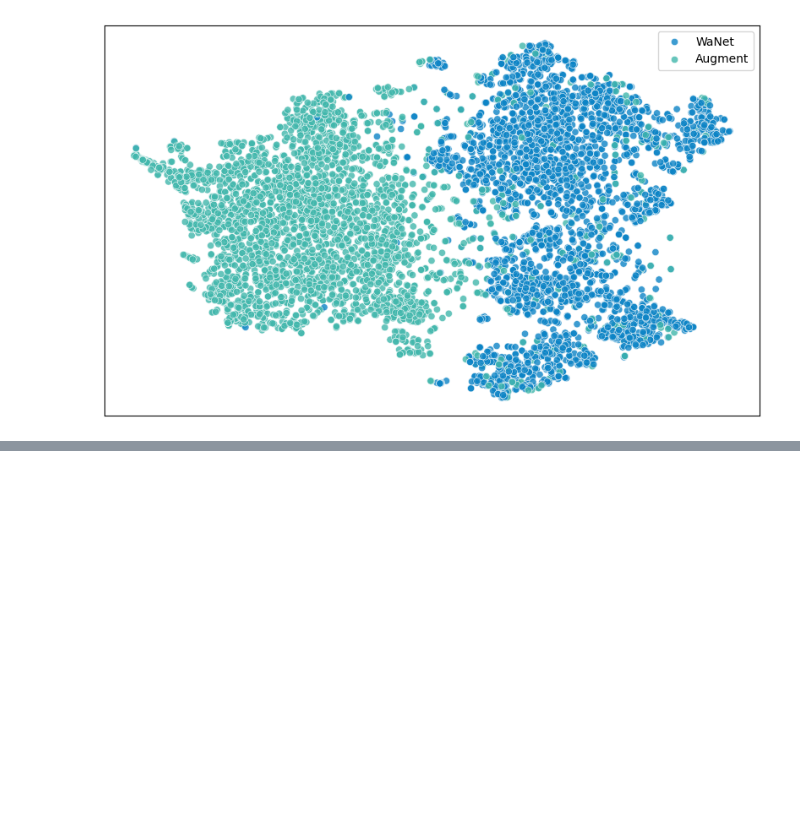
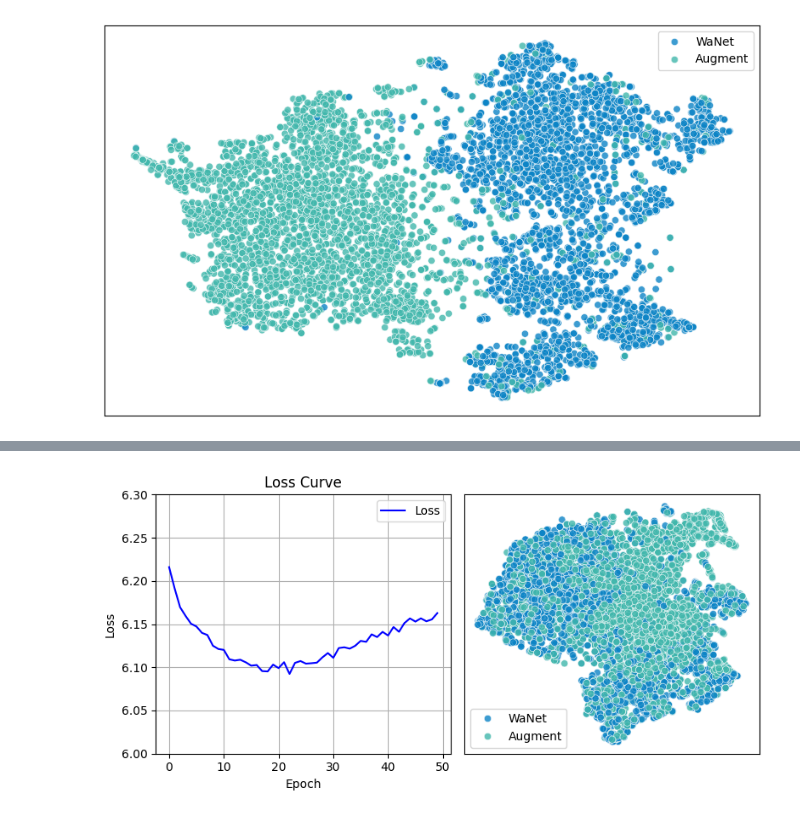
Before and after one commit to Zhang-Henry/badencoder_filter, a Jupyter notebook: visualize/insight_wanet_binary2.ipynb, the cells around one changed output, grey strips where cells are left out. Cells and saved outputs as stored; diff of their text form; code cells hidden in the pictures; blank space fills up the shorter version.

```diff
--- a/visualize/insight_wanet_binary2.ipynb
+++ b/visualize/insight_wanet_binary2.ipynb
@@ -631,0 +639,51 @@ plt.show()
+# %%
+import matplotlib.pyplot as plt
+import seaborn as sns
+import numpy as np
+import pickle
+
+# 加载数据
+res = pickle.load(open('insight/stl10_res.pkl', 'rb'))
+tsne_results = res['tsne']
+labels = res['labels']
+loss_values = res['loss1']
+
+label_to_str = {0: 'WaNet', 1: 'Augment'}
+
+# 创建1行2列的图布局
+fig, axs = plt.subplots(1, 2, figsize=(8, 4))
+
+# 第一个子图：绘制Loss曲线
+axs[0].plot(loss_values, label='Loss', color='blue')
+axs[0].set_title('Loss Curve')
+axs[0].set_xlabel('Epoch')
+axs[0].set_ylabel('Loss')
+axs[0].set_ylim(6, 6.3)  # 设置y轴范围
+axs[0].legend()
+axs[0].grid(True)
+
+# 第二个子图：绘制t-SNE可视化
+sns.scatterplot(
+    x=tsne_results[:, 0], y=tsne_results[:, 1],
+    hue=[label_to_str[label.item()] for label in labels],
+    palette=sns.color_palette(["#0c84c6", "#41b7ac"]),
+    legend="full",
+    alpha=0.8,
+    ax=axs[1]
+)
+axs[1].set_xticks([])  # 移除x轴刻度
+axs[1].set_yticks([])  # 移除y轴刻度
+
+# 假设args是一个有encoder_usage_info属性的对象，这里直接用字符串代替
+# args_encoder_usage_info = 'example_usage_info'
+
+# 保存t-SNE结果的NumPy数组
+# np.save(f'insight/{args_encoder_usage_info}_array.npy', tsne_results)
+
+# 保存整个图为PDF
+plt.tight_layout()
+plt.savefig(f'insight/insight.pdf')
+
+plt.show()
+# %% [output]
+[figure, added]
```
Also changed, not shown: parts of 8 cells of this notebook, 18 other files.
